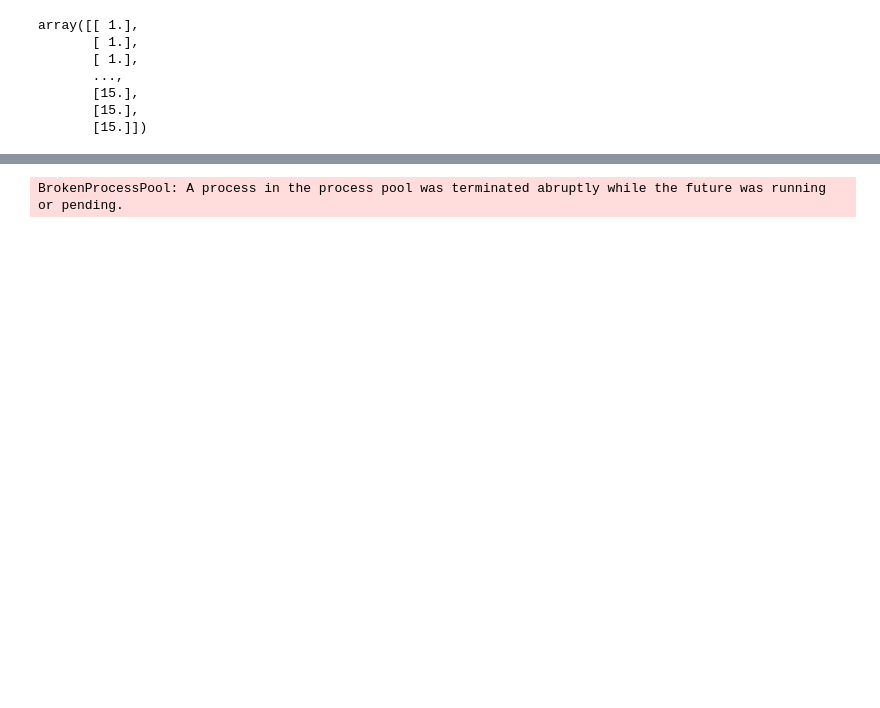
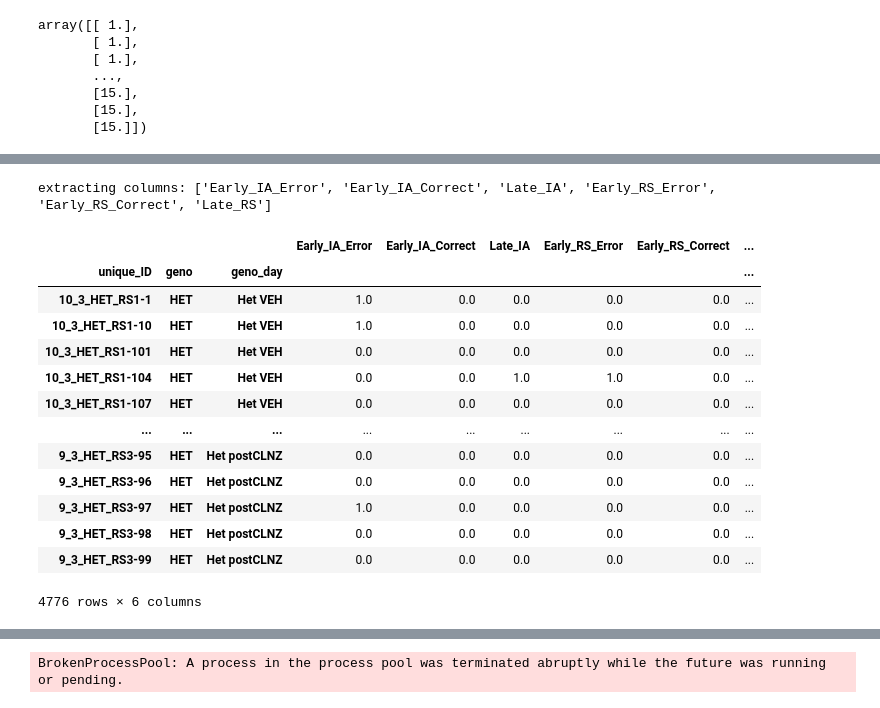
Before and after one commit to cjohnsoncruz/dlx56_mPFC_1p_SohalLab, a Jupyter notebook: code/preprocess matlab data v1.ipynb, the cells around one changed output, grey strips where cells are left out. Saved outputs shown, nothing was run; the diff lists cells and outputs as text; code cells hidden in the pictures; blank space fills up the shorter version.

```diff
--- a/code/preprocess matlab data v1.ipynb
+++ b/code/preprocess matlab data v1.ipynb
@@ -445,0 +369,23 @@ Match: True
+# %%
+#extract ensemble cols
+stage_cols = analysis_config.task_phase_names
+print(f"extracting columns: {stage_cols}")
+#get ensemble info from canon df
+canonical_ensemble  = canonical_data.groupby(by = ['unique_ID', 'geno', 'geno_day'])[stage_cols].first()
+canonical_ensemble
+# %% [output]
+extracting columns: ['Early_IA_Error', 'Early_IA_Correct', 'Late_IA', 'Early_RS_Error', 'Early_RS_Correct', 'Late_RS']
+|  |  |  | Early_IA_Error | Early_IA_Correct | Late_IA | Early_RS_Error | Early_RS_Correct | ... |
+| unique_ID | geno | geno_day |  |  |  |  |  | ... |
+| 10_3_HET_RS1-1 | HET | Het VEH | 1.0 | 0.0 | 0.0 | 0.0 | 0.0 | ... |
+| 10_3_HET_RS1-10 | HET | Het VEH | 1.0 | 0.0 | 0.0 | 0.0 | 0.0 | ... |
+| 10_3_HET_RS1-101 | HET | Het VEH | 0.0 | 0.0 | 0.0 | 0.0 | 0.0 | ... |
+| 10_3_HET_RS1-104 | HET | Het VEH | 0.0 | 0.0 | 1.0 | 1.0 | 0.0 | ... |
+| 10_3_HET_RS1-107 | HET | Het VEH | 0.0 | 0.0 | 0.0 | 0.0 | 0.0 | ... |
+| ... | ... | ... | ... | ... | ... | ... | ... | ... |
+| 9_3_HET_RS3-95 | HET | Het postCLNZ | 0.0 | 0.0 | 0.0 | 0.0 | 0.0 | ... |
+| 9_3_HET_RS3-96 | HET | Het postCLNZ | 0.0 | 0.0 | 0.0 | 0.0 | 0.0 | ... |
+| 9_3_HET_RS3-97 | HET | Het postCLNZ | 1.0 | 0.0 | 0.0 | 0.0 | 0.0 | ... |
+| 9_3_HET_RS3-98 | HET | Het postCLNZ | 0.0 | 0.0 | 0.0 | 0.0 | 0.0 | ... |
+| 9_3_HET_RS3-99 | HET | Het postCLNZ | 0.0 | 0.0 | 0.0 | 0.0 | 0.0 | ... |
+4776 rows × 6 columns
```
Also changed, not shown: parts of 16 cells of this notebook.
